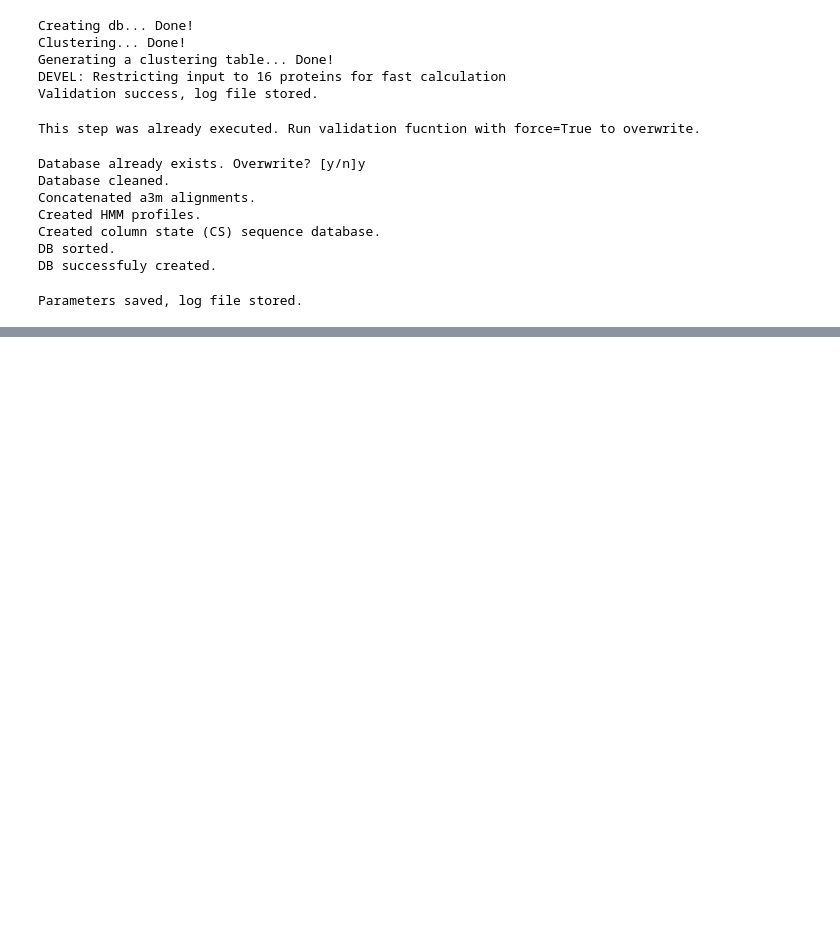
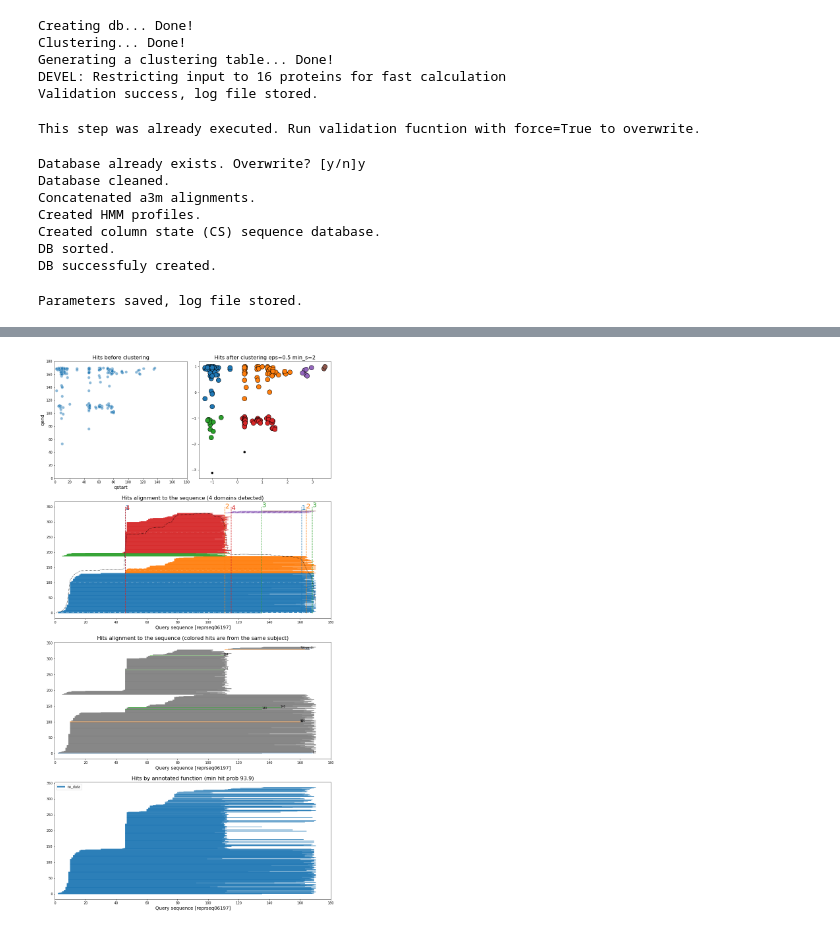
Before and after one commit to bioinf-mcb/phage-protein-modularity-data, a Jupyter notebook: pipeline/Workflow-dev.ipynb, the cells around one changed output, grey strips where cells are left out. Cells and saved outputs as stored; diff of their text form; code cells hidden in the pictures; blank space fills up the shorter version.

Commit message:
basic working version of pipeline with ECF finder wrapper

```diff
--- a/pipeline/Workflow-dev.ipynb
+++ b/pipeline/Workflow-dev.ipynb
@@ -146,3 +151,80 @@ if validate_search_all_vs_all(work_dir):
 
     # create results table
     build_hhr_table(work_dir)
+# %%
+### Analysis - find ECFs ###
+
+# set input/output paths
+dataset_name = 'data_260221' # write your custom name (appended to the results files)
+ecf_runmode  = 'benchmark' # options: 'benchmark' or 'scan'
+
+# set data filtering params
+prob_threshold  = 95.0
+eval_threshold  = 1e-03
+coverage_cutoff = 0.1 # minimal coverage of hit to total query length
+filters_params  = {'prob_threshold':prob_threshold, 'eval_threshold':eval_threshold, 'coverage_cutoff':coverage_cutoff}
+# set filters that will be applied
+# available filters: prob, eval, self, cov, self-full
+filters_used   = ['eval', 'self-full', 'cov']
+
+# algorithm: clustering - for full scan mode
+clust_eps        = 0.5 # clustering epsilon parameter
+clust_min_sample = 1 # minimum number of samples to create cluster
+# algorithm: clustering - for benchmark mode
+eps_list         = [0.5]
+min_samples_list = [2]
+
+# algorithm: general
+min_coverage   = 0.1 # minimal hit coverage at positions to consider it a domain in all steps of algorithm
+domain_min_len = 0.05 # minimal length [fraction of full query length] of domain that can be annotated
+# algorithm: similiar domains merge
+merge_size_cutoff   = 0.9 # ratio of domain1/domain2 and domain2/domain1 must be no smaller than this fraction
+merge_shared_cutoff = 0.9 # ratio of set of common positions to set of union of positions must be no smaller than this fraction
+# algorithm: steps options
+steps = {'merge_similiar': True, # if True then similiar regions will be merged according to params above
+         'resolve_no_domain': False # if True then regions with high coverage of hits and without domains will be annotated as domains at the end of algorithm
+}
+
+if validate_input_ECF(work_dir):
+
+    # apply data filtering
+    hhr_table, annotation_table, dataset_size, id_width = load_and_filter_data(work_dir, filters_used, filters_params)
+    hhr_table = ds.annot.add_function_column_to_df(hhr_table, annotation_table, no_data=True) # annotation not ready for new set
+
+    # perform ECF search
+    if ecf_runmode == 'benchmark':
+
+        # to create random sample
+        sample = random.sample(range(1,dataset_size), 10)
+        benchmark_set = {'random': { i:{} for i in sample } }
+
+        # define protids to scan
+        benchmark_set = {'random': {6197: {}}}
+
+        for funct in benchmark_set.keys():
+            benchmark_result = ds.funct.run_benchmark(benchmark_set[funct], hhr_table, eps_list=eps_list, id_width=id_width,
+                                             min_samples_list=min_samples_list, only_get_plots=True, plot_type='show',
+                                             names_dict={}, clustering_pngs_dirpath=work_dir + 'output/ecf-search/plots',
+                                             min_coverage=min_coverage, domain_min_len=domain_min_len,
+                                             merge_size_cutoff=merge_size_cutoff, merge_shared_cutoff=merge_shared_cutoff,
+                                             dataset_name=dataset_name, db_tables={}, steps=steps, prefix_id='reprseq')
+
+    elif ecf_runmode == 'scan':
+
+         ### !!!! DEV - cut list to get faster devel computation
+        import random
+        ids = list(hhr_table['qname'].unique())
+        rp = random.sample(ids, 300)
+        hhr_table = hhr_table[hhr_table['qname'].isin(rp)]
+        ### !!! END-DEV
+
+        ECFs_results = ds.funct.run_domain_finder(hhr_table, clust_eps, clust_min_sample, min_coverage,
+                                                   domain_min_len, merge_size_cutoff, merge_shared_cutoff,
+                                                   steps)
+        store_scan_results(work_dir, ECFs_results)
+
+    # verify output and save log file
+    validate_output_ECF(work_dir, ecf_runmode, filters_params, filters_used, clust_eps, clust_min_sample,
+                        min_coverage, domain_min_len, merge_size_cutoff,
+                        merge_shared_cutoff, steps)
+# %% [output]
@@ -148,0 +236 @@ if validate_search_all_vs_all(work_dir):
+[figure, added]
```
Also changed, not shown: parts of 4 cells of this notebook, 7 other files.
